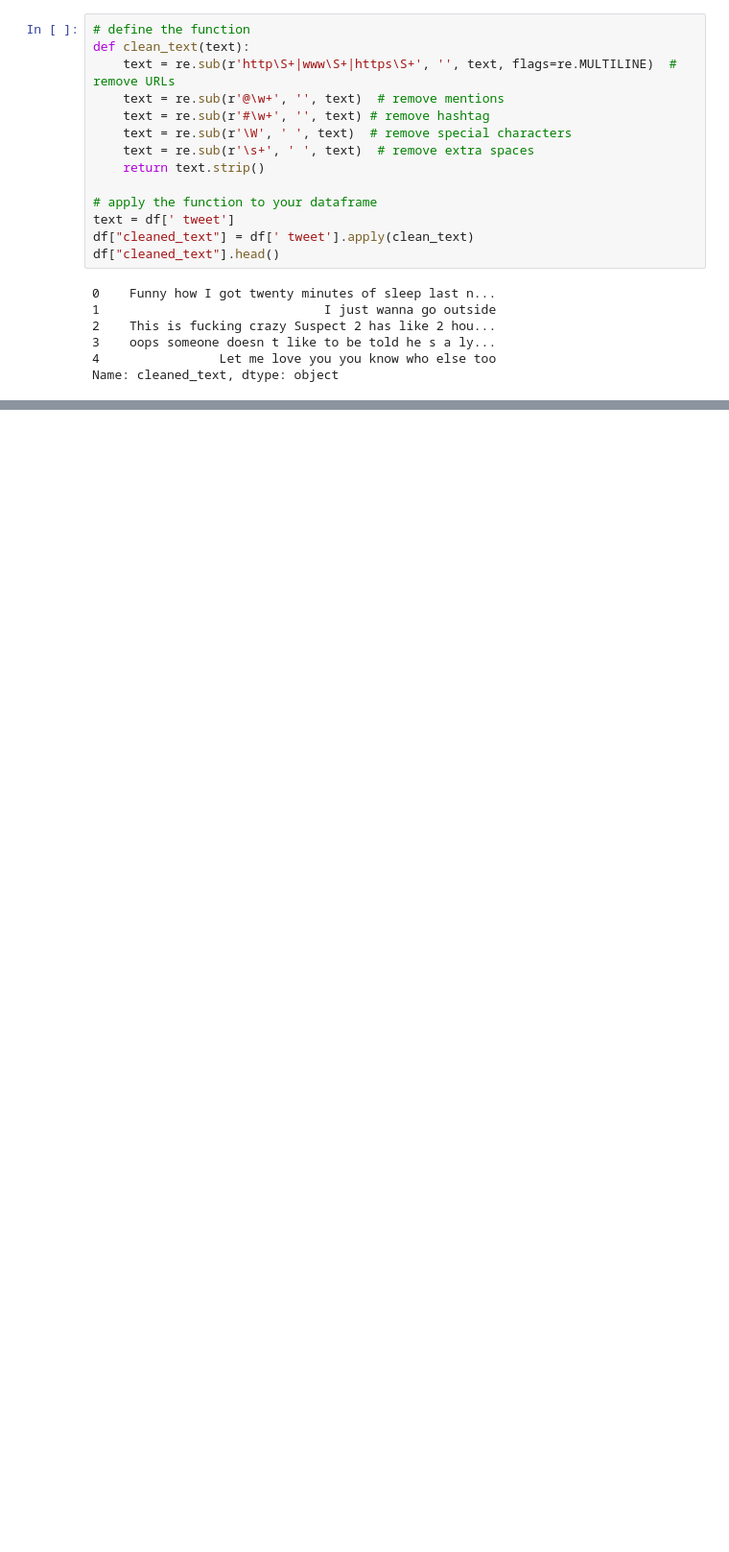
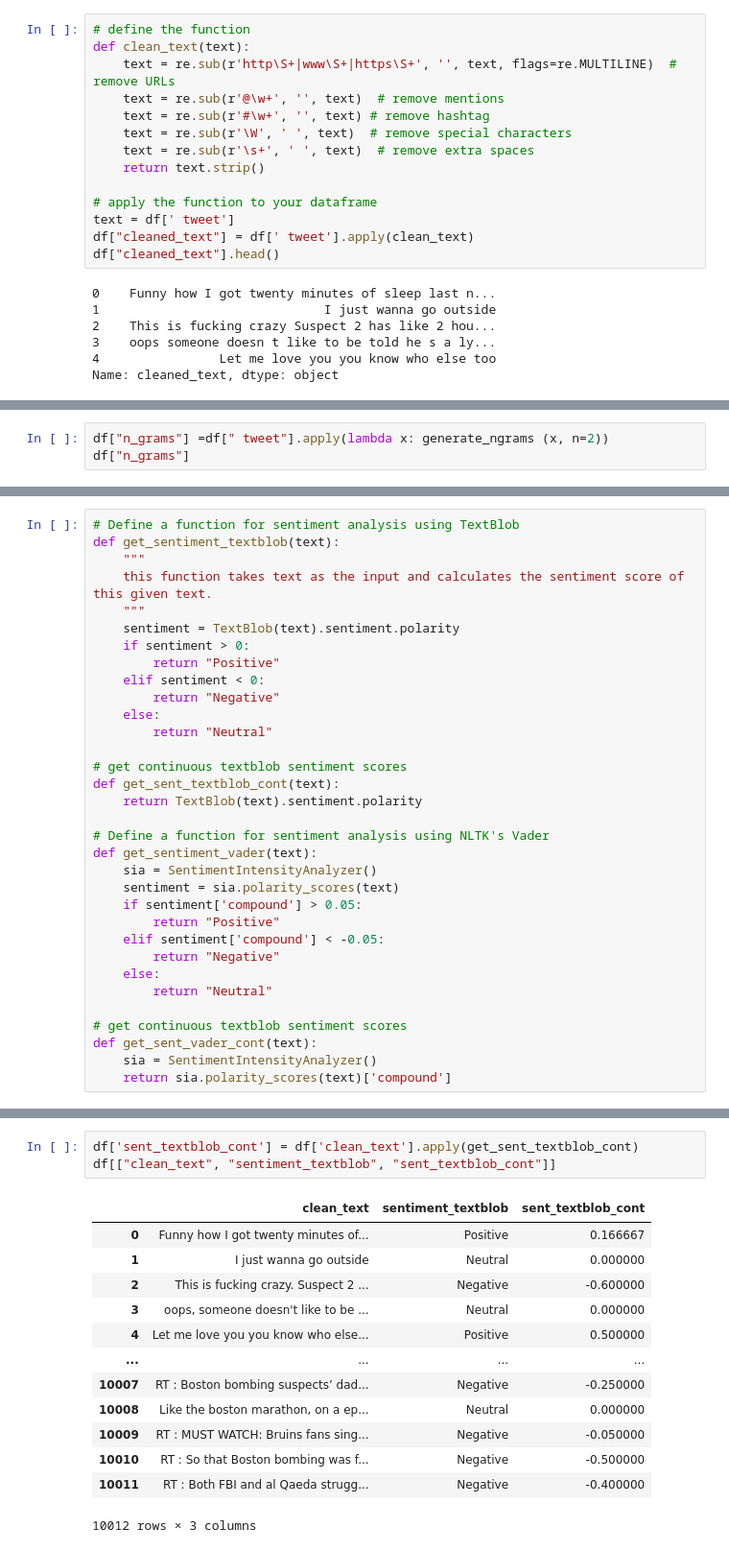
Before and after one commit to finnleyo/final-project-team-teal, a Jupyter notebook: final_project.ipynb, the cells around one changed output, grey strips where cells are left out. Shown at 96% size. Saved outputs shown, nothing was run; the diff lists cells and outputs as text; blank space fills up the shorter version.

```diff
--- a/final_project.ipynb
+++ b/final_project.ipynb
@@ -80,0 +104,3 @@ TypeError: The `text` argument passed to `__init__(text)` must be a string, not
+# %%
+df["n_grams"] =df[" tweet"].apply(lambda x: generate_ngrams (x, n=2))
+df["n_grams"]
@@ -80,0 +207,33 @@ TypeError: The `text` argument passed to `__init__(text)` must be a string, not
+# %%
+# Define a function for sentiment analysis using TextBlob
+def get_sentiment_textblob(text):
+    """
+    this function takes text as the input and calculates the sentiment score of this given text.
+    """
+    sentiment = TextBlob(text).sentiment.polarity
+    if sentiment > 0:
+        return "Positive"
+    elif sentiment < 0:
+        return "Negative"
+    else:
+        return "Neutral"
+
+# get continuous textblob sentiment scores
+def get_sent_textblob_cont(text):
+    return TextBlob(text).sentiment.polarity
+
+# Define a function for sentiment analysis using NLTK's Vader
+def get_sentiment_vader(text):
+    sia = SentimentIntensityAnalyzer()
+    sentiment = sia.polarity_scores(text)
+    if sentiment['compound'] > 0.05:
+        return "Positive"
+    elif sentiment['compound'] < -0.05:
+        return "Negative"
+    else:
+        return "Neutral"
+
+# get continuous textblob sentiment scores
+def get_sent_vader_cont(text):
+    sia = SentimentIntensityAnalyzer()
+    return sia.polarity_scores(text)['compound']
@@ -80,0 +257,17 @@ TypeError: The `text` argument passed to `__init__(text)` must be a string, not
+# %%
+df['sent_textblob_cont'] = df['clean_text'].apply(get_sent_textblob_cont)
+df[["clean_text", "sentiment_textblob", "sent_textblob_cont"]]
+# %% [output]
+|  | clean_text | sentiment_textblob | sent_textblob_cont |
+| 0 | Funny how I got twenty minutes of... | Positive | 0.166667 |
+| 1 | I just wanna go outside | Neutral | 0.000000 |
+| 2 | This is fucking crazy. Suspect 2 ... | Negative | -0.600000 |
+| 3 | oops, someone doesn't like to be ... | Neutral | 0.000000 |
+| 4 | Let me love you you know who else... | Positive | 0.500000 |
+| ... | ... | ... | ... |
+| 10007 | RT : Boston bombing suspects’ dad... | Negative | -0.250000 |
+| 10008 | Like the boston marathon, on a ep... | Neutral | 0.000000 |
+| 10009 | RT : MUST WATCH: Bruins fans sing... | Negative | -0.050000 |
+| 10010 | RT : So that Boston bombing was f... | Negative | -0.500000 |
+| 10011 | RT : Both FBI and al Qaeda strugg... | Negative | -0.400000 |
+10012 rows × 3 columns
```
Also changed, not shown: parts of 24 cells of this notebook.
